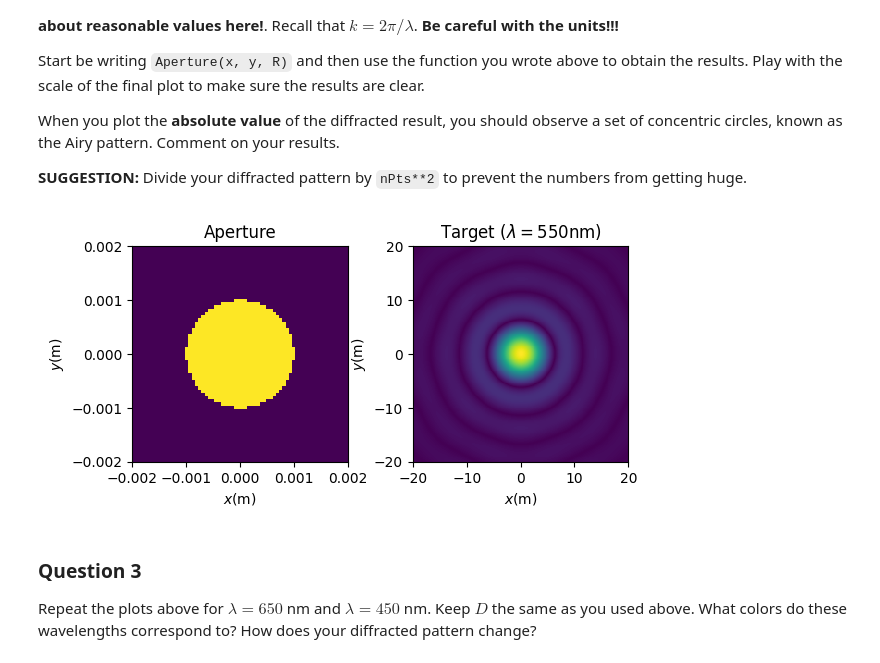
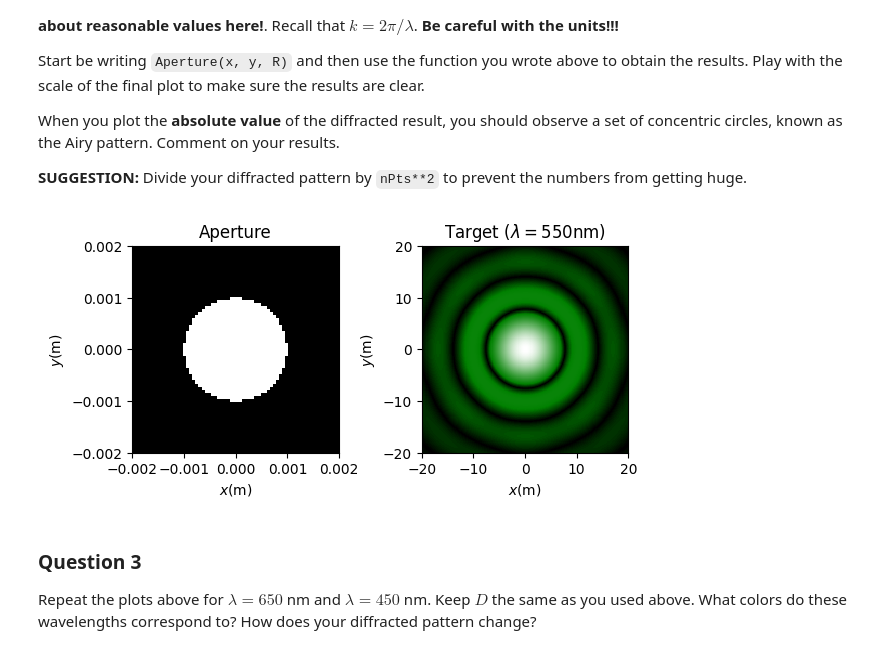
Before and after one commit to vibilanj/cmps, a Jupyter notebook: homework/Airy_Pattern_Project_S.ipynb, the cells around one changed output. Cells and saved outputs as stored; diff of their text form; code cells hidden in the pictures.

Commit message:
project 3 add colors

```diff
--- a/homework/Airy_Pattern_Project_S.ipynb
+++ b/homework/Airy_Pattern_Project_S.ipynb
@@ -90,22 +90,25 @@ aperture_grid, E_Inc, target_grid, E_Diff = E_Fields(Aperture_with_R, k, D, scre
 # %%
 fig, (ax1, ax2) = plt.subplots(1, 2)
 
+green_colors = [(0, "black"), (0.1, "green"), (1, "white")]
+green_cmap = LinearSegmentedColormap.from_list("green", green_colors)
+
 ax1_lim = 2 * R
-ax1.pcolormesh(aperture_grid[0], aperture_grid[1], E_Inc)
+ax1.pcolormesh(aperture_grid[0], aperture_grid[1], E_Inc, cmap = green_cmap)
 ax1.set(title = "Aperture", xlabel = "$x$(m)", ylabel = "$y$(m)",
         xlim = [-ax1_lim, ax1_lim], ylim = [-ax1_lim, ax1_lim])
 ax1.set_aspect("equal")
 
 ax2_lim = 20
-ax2.pcolormesh(target_grid[0], target_grid[1], (np.abs(E_Diff) / nPts**2))
-# ax2.pcolormesh(target_grid[0], target_grid[1], np.abs(E_Diff))
+pc = ax2.pcolormesh(target_grid[0], target_grid[1], (np.abs(E_Diff) / nPts**2), cmap = green_cmap)
+# fig.colorbar(pc)
 ax2.set(title = "Target ($\lambda = $550nm)", xlabel = "$x$(m)", ylabel = "$y$(m)",
         xlim = [-ax2_lim, ax2_lim], ylim = [-ax2_lim, ax2_lim])
 ax2.set_aspect("equal")
 
 plt.subplots_adjust(wspace = 0.4)
 # %% [output]
-[figure, old version]
+[figure, new version]
 # %% [markdown]
 ### Question 3
 
```
Also changed, not shown: parts of 3 cells of this notebook.
